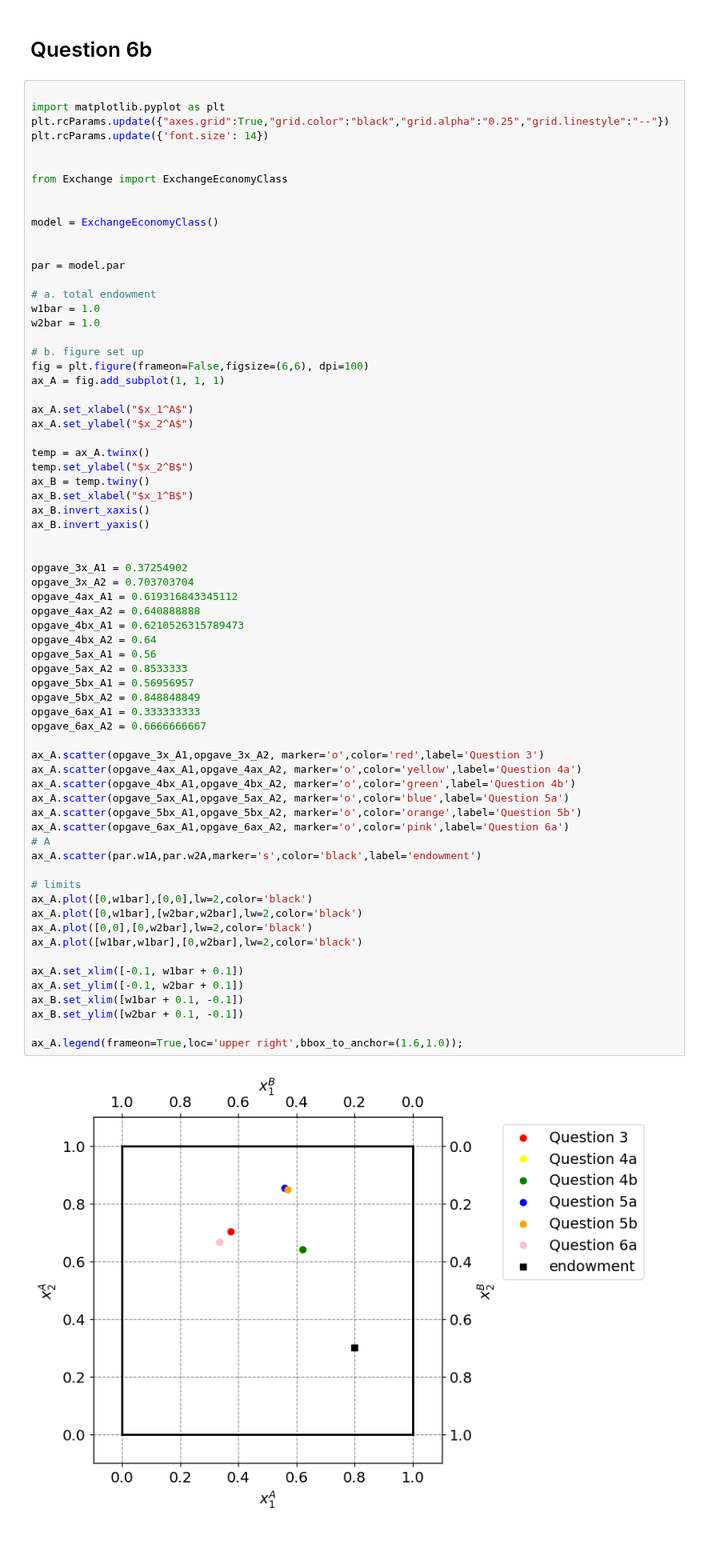
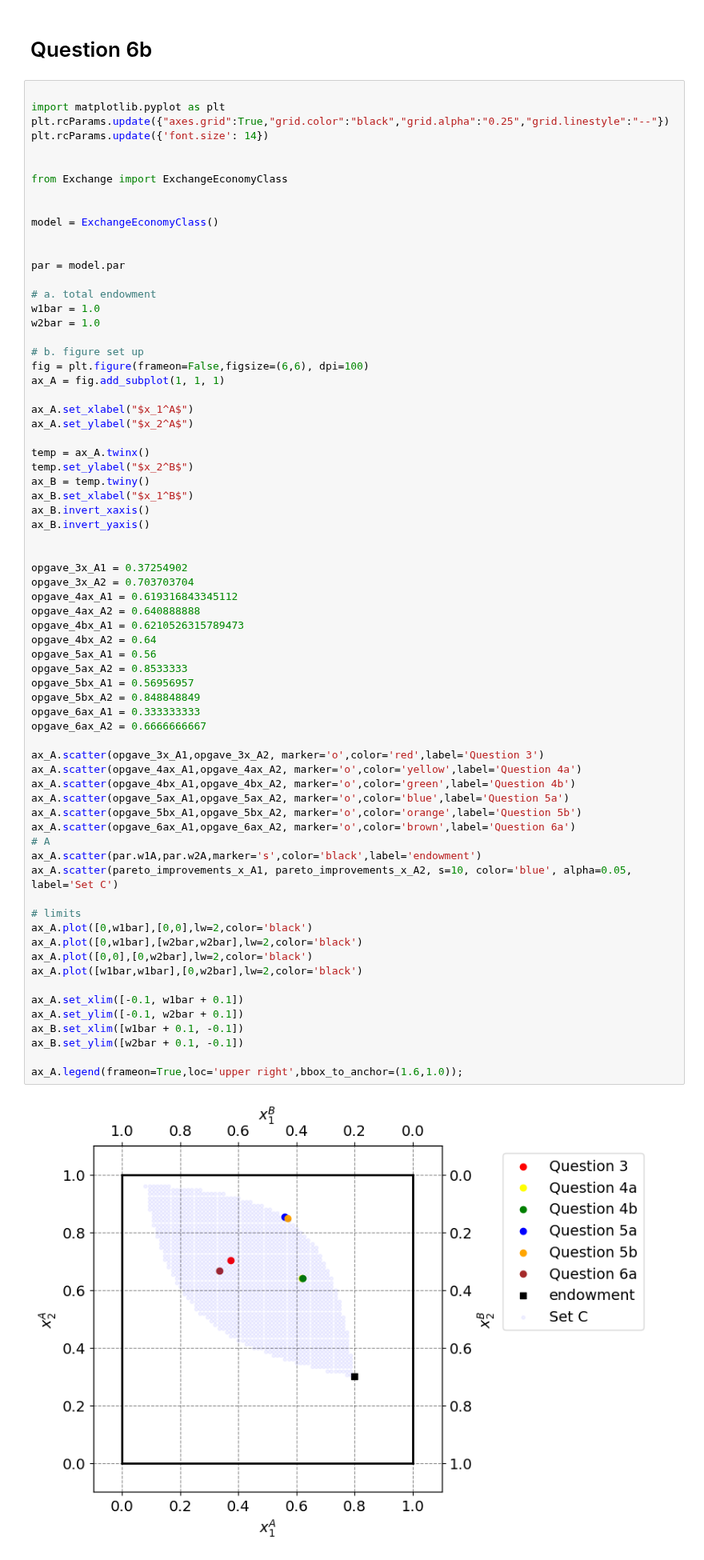
Before and after one commit to NumEconCopenhagen/projects-2024-anton-og-phillip, a Jupyter notebook: inauguralproject/inauguralproject2024.ipynb, the cells around one changed output. Shown at 80% size. Drawn from its saved outputs; the diff is of its cells as text.

```diff
--- a/inauguralproject/inauguralproject2024.ipynb
+++ b/inauguralproject/inauguralproject2024.ipynb
@@ -524,35 +524,36 @@ opgave_4ax_A2 = 0.640888888
 opgave_4bx_A1 = 0.6210526315789473
 opgave_4bx_A2 = 0.64
 opgave_5ax_A1 = 0.56
 opgave_5ax_A2 = 0.8533333
 opgave_5bx_A1 = 0.56956957
 opgave_5bx_A2 = 0.848848849
 opgave_6ax_A1 = 0.333333333
 opgave_6ax_A2 = 0.6666666667
 
 ax_A.scatter(opgave_3x_A1,opgave_3x_A2, marker='o',color='red',label='Question 3')
 ax_A.scatter(opgave_4ax_A1,opgave_4ax_A2, marker='o',color='yellow',label='Question 4a')
 ax_A.scatter(opgave_4bx_A1,opgave_4bx_A2, marker='o',color='green',label='Question 4b')
 ax_A.scatter(opgave_5ax_A1,opgave_5ax_A2, marker='o',color='blue',label='Question 5a')
 ax_A.scatter(opgave_5bx_A1,opgave_5bx_A2, marker='o',color='orange',label='Question 5b')
-ax_A.scatter(opgave_6ax_A1,opgave_6ax_A2, marker='o',color='pink',label='Question 6a')
+ax_A.scatter(opgave_6ax_A1,opgave_6ax_A2, marker='o',color='brown',label='Question 6a')
 # A
 ax_A.scatter(par.w1A,par.w2A,marker='s',color='black',label='endowment')
+ax_A.scatter(pareto_improvements_x_A1, pareto_improvements_x_A2, s=10, color='blue', alpha=0.05, label='Set C')
 
 # limits
 ax_A.plot([0,w1bar],[0,0],lw=2,color='black')
 ax_A.plot([0,w1bar],[w2bar,w2bar],lw=2,color='black')
 ax_A.plot([0,0],[0,w2bar],lw=2,color='black')
 ax_A.plot([w1bar,w1bar],[0,w2bar],lw=2,color='black')
 
 ax_A.set_xlim([-0.1, w1bar + 0.1])
 ax_A.set_ylim([-0.1, w2bar + 0.1])
 ax_B.set_xlim([w1bar + 0.1, -0.1])
 ax_B.set_ylim([w2bar + 0.1, -0.1])
 
 ax_A.legend(frameon=True,loc='upper right',bbox_to_anchor=(1.6,1.0));
 # %% [output]
-[figure, old version]
+[figure, new version]
 # %% [markdown]
 **Discussion of the different allocations:**
 
```
